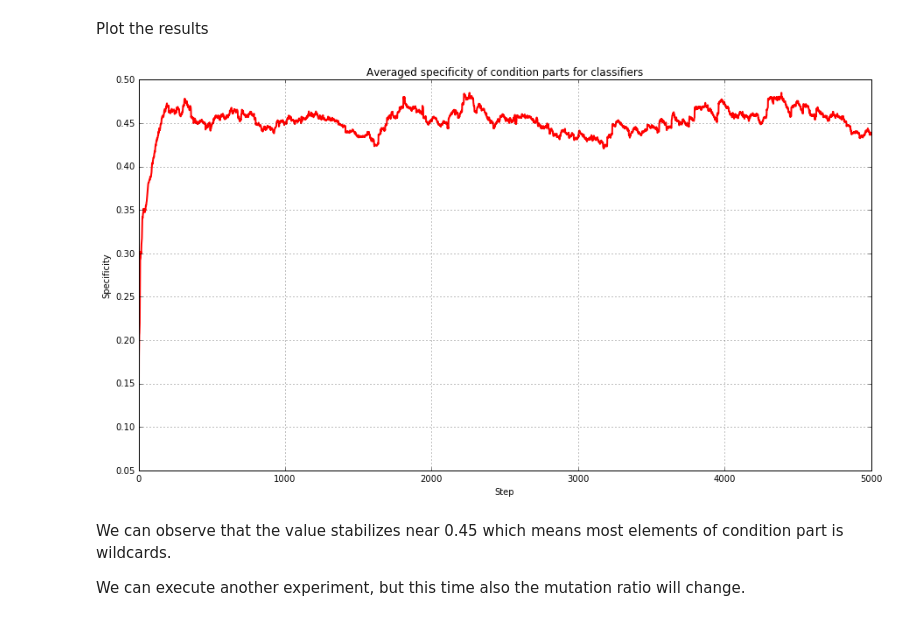
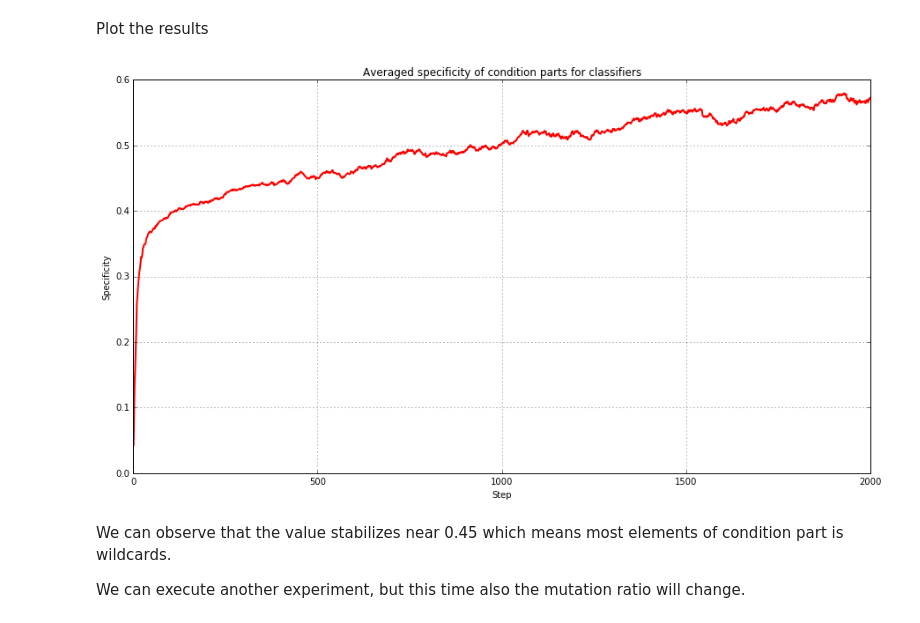
Before and after one commit to ParrotPrediction/pyalcs, a Jupyter notebook: examples/notebooks/ACS2 in Maze.ipynb, the cells around one changed output. Cells and saved outputs as stored; diff of their text form; code cells hidden in the pictures.

Commit message:
Added metric handler logic

```diff
--- a/examples/notebooks/ACS2 in Maze.ipynb
+++ b/examples/notebooks/ACS2 in Maze.ipynb
@@ -89,7 +103,7 @@ plt.show()
 The whole simulation will run a certain number of times for certain number of steps.
 # %%
 # Number of experiments
-EXPERIMENTS = 10
+EXPERIMENTS = 20
 
 # Number of agent steps for each experiment
-STEPS = 5000 # 10 000
+STEPS = 2000 # 10 000
@@ -96,3 +112,12 @@ STEPS = 5000 # 10 000
+# %%
+agent.add_metrics_handlers([
+        ActualStep('time'),
+        SuccessfulTrial('found_reward'),
+        ClassifierPopulationSize('total_classifiers'),
+        AveragedFitnessScore('average_fitness'),
+        AveragedConditionSpecificity('average_specificity'),
+        AchievedKnowledge('achieved_knowledge')
+    ])
 # %% [markdown]
 After all the object `performance` will hold performance metrics useful for visualization.
 # %%
@@ -100,14 +125,11 @@ performance = pd.DataFrame()
 
 for experiment in range(EXPERIMENTS):
 
-    # Initialize the environment
+    # Re-initialize the environment
     env = Maze(MAZE_LOCATION)
 
-    # Initialize the agent
-    agent = ACS2(env)
-
-    # Evaluate classifier
-    classifiers, metrics = agent.evaluate(STEPS)
+    # Evaluate algorithm
+    classifiers, metrics = agent.evaluate(env, STEPS)
 
     # Add information about the experiment into metrics
     metrics['experiment_id'] = [experiment] * len(metrics['time'])
@@ -245,7 +267,7 @@ Anticipatory Classfierier System - Part2: Performance Analysis*" by Martin V. Bu
 Plot should change after modifing the agent's *mutation* and *cross over* values. The author claims that the best generalization was reached for mutation rate $\mu = 0.4$.
 # %%
 def get_avg_specificity_per_step(performance):
-    spec_per_step = pd.DataFrame(performance.groupby('time')['spec_pop'].mean())
+    spec_per_step = pd.DataFrame(performance.groupby('time')['average_specificity'].mean())
     spec_per_step.reset_index(inplace=True)
     return spec_per_step
 # %% [markdown]
@@ -253,18 +275,18 @@ Plot the results
 # %%
 spec_per_step = get_avg_specificity_per_step(performance)
 
 fig = plt.figure(figsize=(15, 8), dpi=100)
 
-plt.plot(spec_per_step['time'], spec_per_step['spec_pop'], 'r', linewidth=2)
+plt.plot(spec_per_step['time'], spec_per_step['average_specificity'], 'r', linewidth=2)
 plt.title('Averaged specificity of condition parts for classifiers')
 plt.xlabel('Step')
 plt.ylabel('Specificity')
 
 plt.grid(True)
 
 plt.show()
 # %% [output]
-[figure, old version]
+[figure, new version]
 # %% [markdown]
 We can observe that the value stabilizes near 0.45 which means most elements of condition part is wildcards.
 
```
Also changed, not shown: parts of 11 cells of this notebook, 5 other files.
